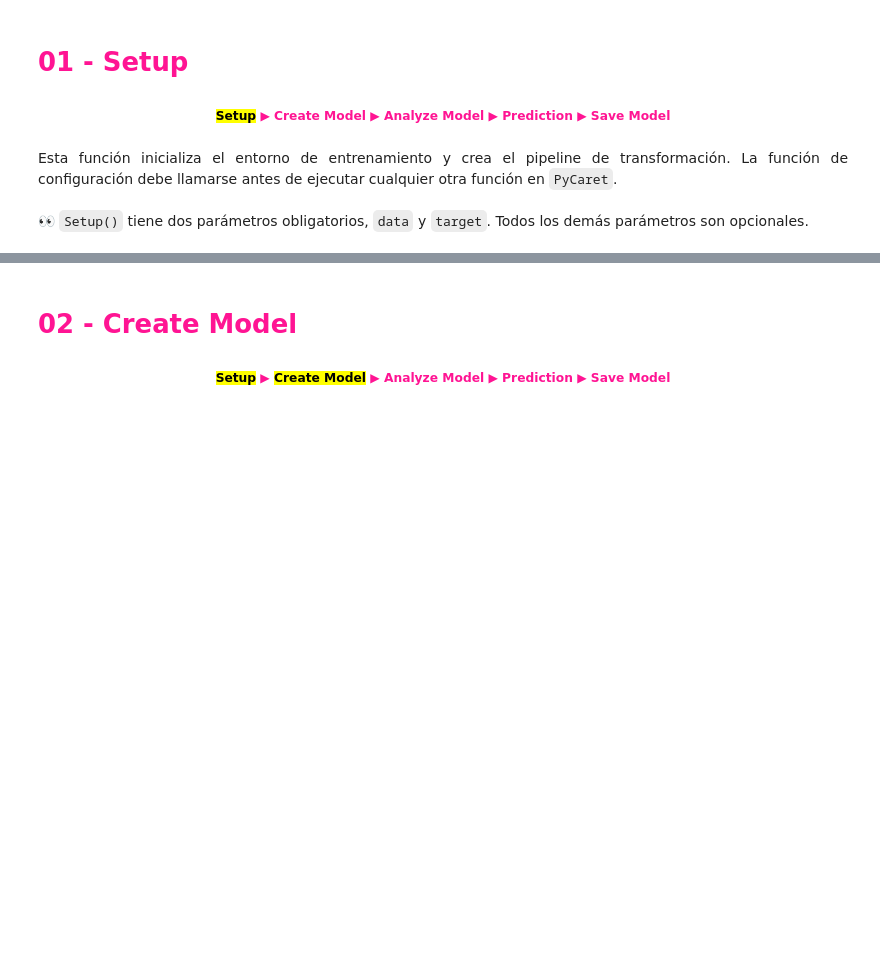
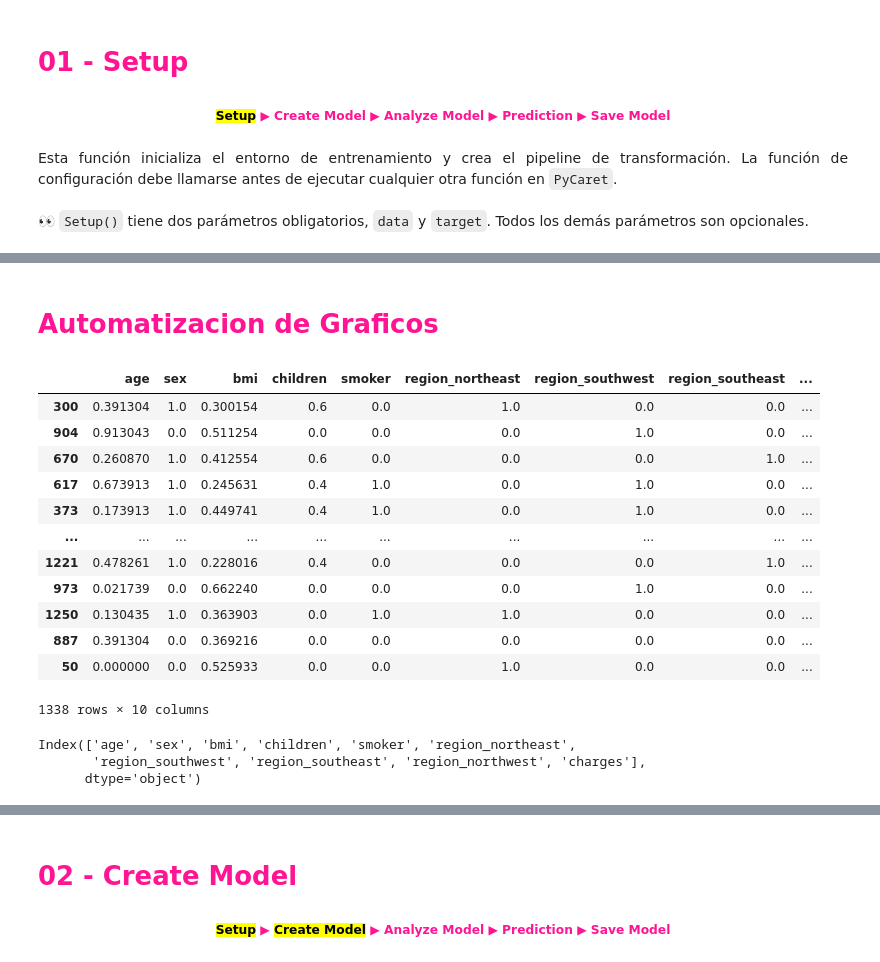
Before and after one commit to Viny2030/UMSA, a Jupyter notebook: bds_pycaret_002_02.ipynb, the cells around one changed output, grey strips where cells are left out. Drawn from its saved outputs; the diff is of its cells as text; code cells hidden in the pictures; blank space fills up the shorter version.

```diff
--- a/bds_pycaret_002_02.ipynb
+++ b/bds_pycaret_002_02.ipynb
@@ -172,0 +219,18 @@ male      1
+# %% [markdown]
+# **<font color="DeepPink">Automatizacion de Graficos</font>**
+# %%
+get_config('dataset_transformed')
+# %% [output]
+|  | age | sex | bmi | children | smoker | region_northeast | region_southwest | region_southeast | ... |
+| 300 | 0.391304 | 1.0 | 0.300154 | 0.6 | 0.0 | 1.0 | 0.0 | 0.0 | ... |
+| 904 | 0.913043 | 0.0 | 0.511254 | 0.0 | 0.0 | 0.0 | 1.0 | 0.0 | ... |
+| 670 | 0.260870 | 1.0 | 0.412554 | 0.6 | 0.0 | 0.0 | 0.0 | 1.0 | ... |
+| 617 | 0.673913 | 1.0 | 0.245631 | 0.4 | 1.0 | 0.0 | 1.0 | 0.0 | ... |
+| 373 | 0.173913 | 1.0 | 0.449741 | 0.4 | 1.0 | 0.0 | 1.0 | 0.0 | ... |
+| ... | ... | ... | ... | ... | ... | ... | ... | ... | ... |
+| 1221 | 0.478261 | 1.0 | 0.228016 | 0.4 | 0.0 | 0.0 | 0.0 | 1.0 | ... |
+| 973 | 0.021739 | 0.0 | 0.662240 | 0.0 | 0.0 | 0.0 | 1.0 | 0.0 | ... |
+| 1250 | 0.130435 | 1.0 | 0.363903 | 0.0 | 1.0 | 1.0 | 0.0 | 0.0 | ... |
+| 887 | 0.391304 | 0.0 | 0.369216 | 0.0 | 0.0 | 0.0 | 0.0 | 0.0 | ... |
+| 50 | 0.000000 | 0.0 | 0.525933 | 0.0 | 0.0 | 1.0 | 0.0 | 0.0 | ... |
+1338 rows × 10 columns
@@ -172,0 +239,6 @@ male      1
+# %%
+dataset_transformed.select_dtypes(include='number').columns
+# %% [output]
+Index(['age', 'sex', 'bmi', 'children', 'smoker', 'region_northeast',
+       'region_southwest', 'region_southeast', 'region_northwest', 'charges'],
+      dtype='object')
```
Also changed, not shown: parts of 45 cells of this notebook.
